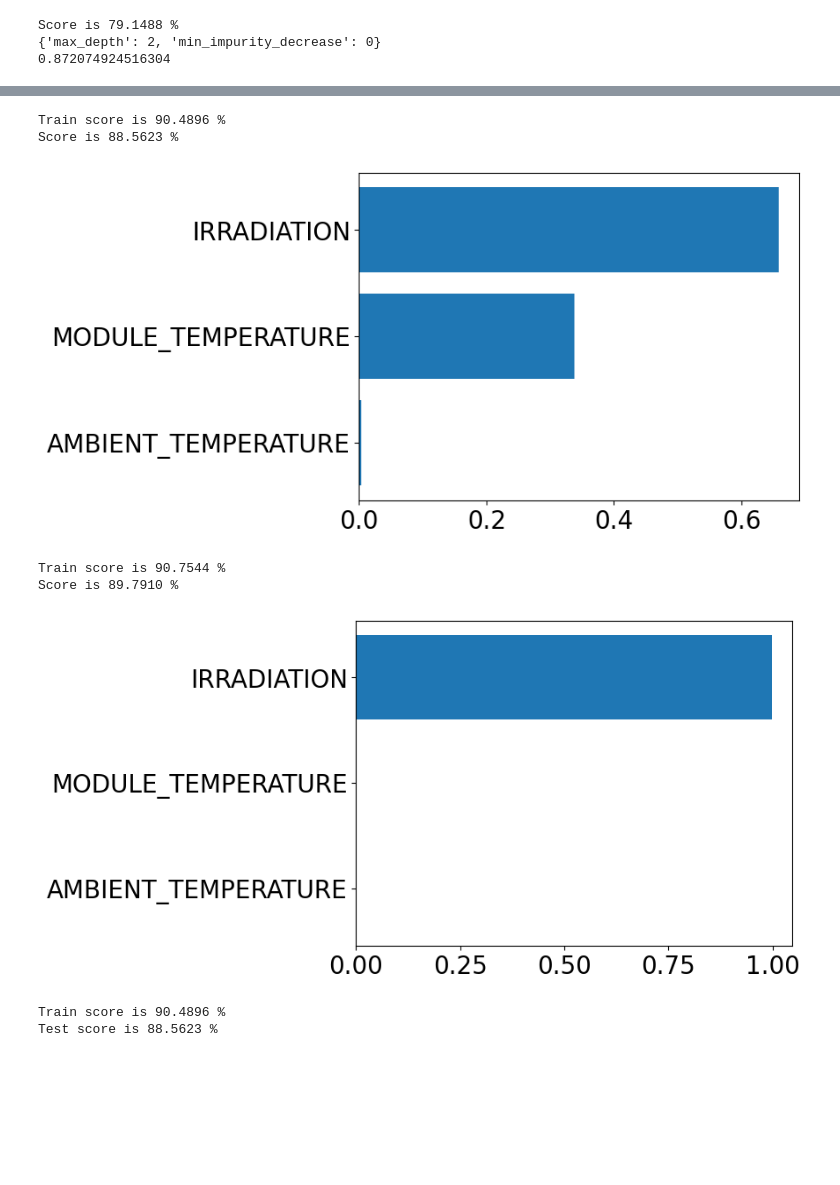
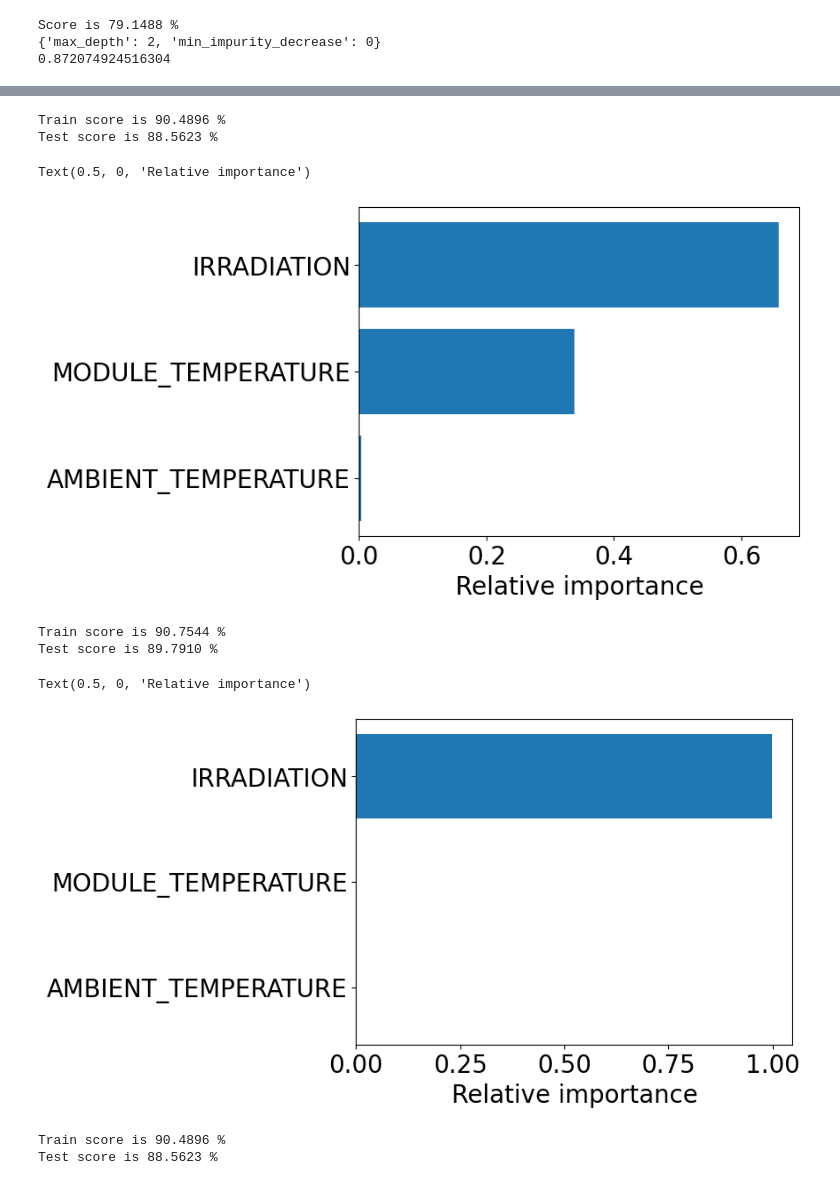
Before and after one commit to Enginedeer/AML_project, a Jupyter notebook: andi_AML_v2.ipynb, the cells around one changed output, grey strips where cells are left out. Cells and saved outputs as stored; diff of their text form; code cells hidden in the pictures; blank space fills up the shorter version.

Commit message:
Made more figures for report. Both for plant 2 and plant 1 (for potential discussion)

```diff
--- a/andi_AML_v2.ipynb
+++ b/andi_AML_v2.ipynb
@@ -393,25 +393,27 @@ Deprecated in NumPy 1.20; for more details and guidance: https://numpy.org/devdo
 # %%
 rfr2 = RandomForestRegressor(n_estimators=32, max_depth=3, min_impurity_decrease=0, max_features=2, random_state=43)
 
 rfr2.fit(X_train,y_train)
 
 rfr2_score = rfr2.score(X_train, y_train)
 print(f"Train score is {rfr2_score*100:.4f} %")
 
 rfr2_score = rfr2.score(X_test, y_test)
-print(f"Score is {rfr2_score*100:.4f} %")
+print(f"Test score is {rfr2_score*100:.4f} %")
 
 
 feat_imp = rfr2.feature_importances_
 # display(feat_imp)
 plt.barh(range(3), rfr2.feature_importances_[0:3])
 plt.yticks(range(3), feature_names)
 plt.tick_params(axis='x', labelsize=20)
 plt.tick_params(axis='y', labelsize=20)
+plt.xlabel("Relative importance", fontsize=20)
 # %% [output]
 Train score is 90.4896 %
-Score is 88.5623 %
+Test score is 88.5623 %
+Text(0.5, 0, 'Relative importance')
-[figure, old version]
+[figure, new version]
 # %%
 rfr2 = RandomForestRegressor(n_estimators=32, max_depth=3, min_impurity_decrease=0, max_features=3, random_state=43)
 
@@ -421,7 +423,7 @@ rfr2_score = rfr2.score(X_train, y_train)
 print(f"Train score is {rfr2_score*100:.4f} %")
 
 rfr2_score = rfr2.score(X_test, y_test)
-print(f"Score is {rfr2_score*100:.4f} %")
+print(f"Test score is {rfr2_score*100:.4f} %")
 
 
 feat_imp = rfr2.feature_importances_
@@ -430,10 +432,12 @@ plt.barh(range(3), rfr2.feature_importances_[0:3])
 plt.yticks(range(3), feature_names)
 plt.tick_params(axis='x', labelsize=20)
 plt.tick_params(axis='y', labelsize=20)
+plt.xlabel("Relative importance", fontsize=20)
 # %% [output]
 Train score is 90.7544 %
-Score is 89.7910 %
+Test score is 89.7910 %
+Text(0.5, 0, 'Relative importance')
-[figure, old version]
+[figure, new version]
 # %%
 
 rfr2 = RandomForestRegressor(n_estimators=32, max_depth=3, min_impurity_decrease=0, max_features=2, random_state=43)
```
Also changed, not shown: parts of 14 cells of this notebook.
